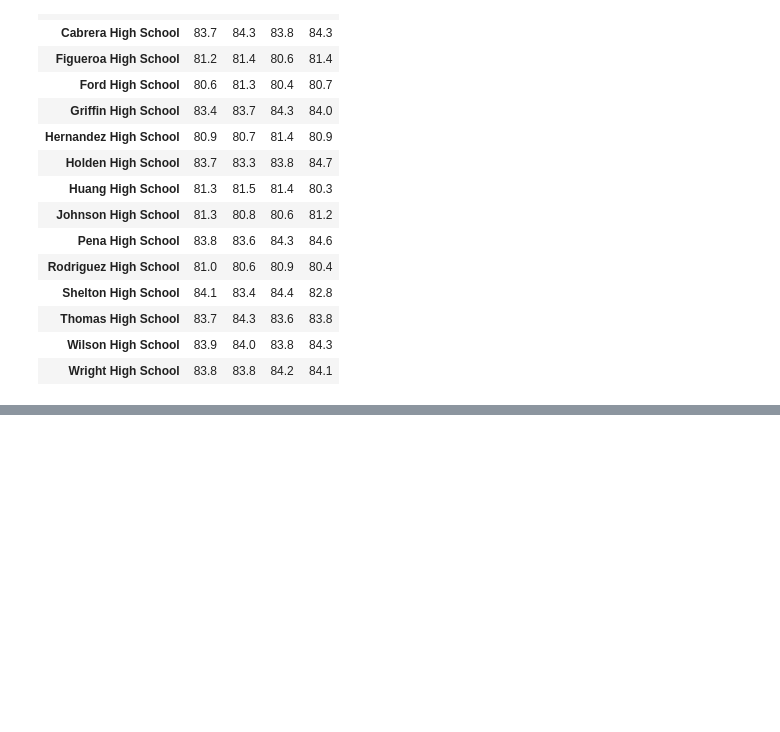
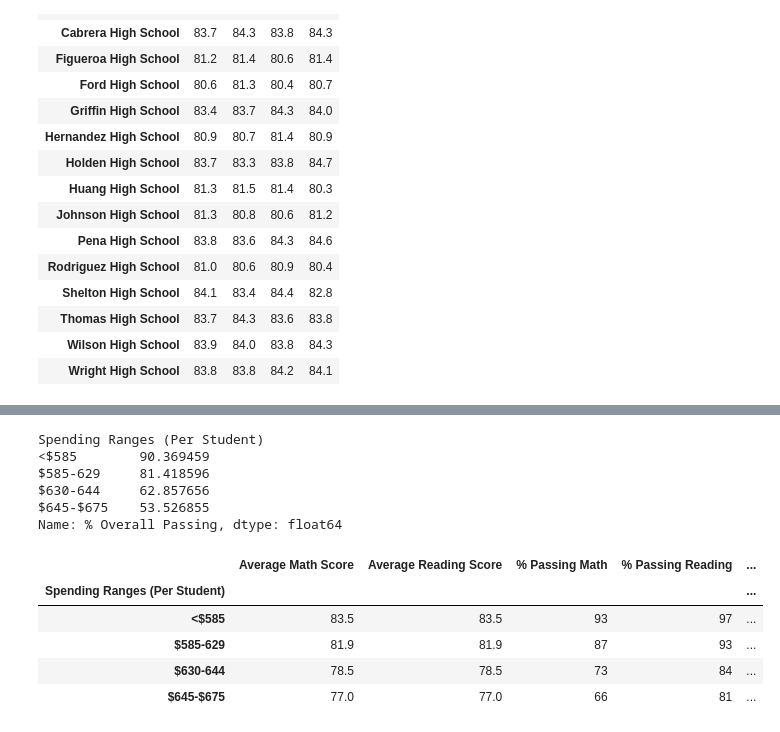
Before and after one commit to stereo-chemistry/School_District_Analysis, a Jupyter notebook: PyCitySchools.ipynb, the cells around one changed output, grey strips where cells are left out. Saved outputs shown, nothing was run; the diff lists cells and outputs as text; code cells hidden in the pictures; blank space fills up the shorter version.

Commit message:
scores by school spending

```diff
--- a/PyCitySchools.ipynb
+++ b/PyCitySchools.ipynb
@@ -1012,0 +1046,5 @@ reading_scores_by_grade
+# %%
+# Categorize spending based o the bins
+
+per_school_summary_df["Spending Ranges (Per Student)"] = pd.cut(per_school_capita, spending_bins, labels=group_names)
+per_school_summary_df
@@ -1012,0 +1068,47 @@ reading_scores_by_grade
+# %%
+# Calculate averages for columns spending_math_scores, spending_reading_scores, spending_passing_reading, spending_passing_math, overall_passing_spending
+
+spending_math_scores = per_school_summary_df.groupby(["Spending Ranges (Per Student)"]).mean()["Average Math Score"]
+
+spending_reading_scores = per_school_summary_df.groupby(["Spending Ranges (Per Student)"]).mean()["Average Reading Score"]
+
+spending_passing_math = per_school_summary_df.groupby(["Spending Ranges (Per Student)"]).mean()["% Passing Math"]
+
+spending_passing_reading = per_school_summary_df.groupby(["Spending Ranges (Per Student)"]).mean()["% Passing Reading"]
+
+overall_passing_spending = per_school_summary_df.groupby(["Spending Ranges (Per Student)"]).mean()["% Overall Passing"]
+
+overall_passing_spending
+# %% [output]
+Spending Ranges (Per Student)
+<$585        90.369459
+$585-629     81.418596
+$630-644     62.857656
+$645-$675    53.526855
+Name: % Overall Passing, dtype: float64
+# %%
+# Asembe into DataFrame
+
+spending_summary_df = pd.DataFrame({
+    "Average Math Score": spending_math_scores,
+    "Average Reading Score": spending_reading_scores,
+    "% Passing Math": spending_passing_math,
+    "% Passing Reading": spending_passing_reading,
+    "% Overall Passing": overall_passing_spending})
+
+# Formatting
+
+spending_summary_df["Average Math Score"] = spending_summary_df["Average Math Score"].map("{:.1f}".format)
+spending_summary_df["Average Reading Score"] = spending_summary_df["Average Reading Score"].map("{:.1f}".format)
+spending_summary_df["% Passing Math"] = spending_summary_df["% Passing Math"].map("{:.0f}".format)
+spending_summary_df["% Passing Reading"] = spending_summary_df["% Passing Reading"].map("{:.0f}".format)
+spending_summary_df["% Overall Passing"] = spending_summary_df["% Overall Passing"].map("{:.0f}".format)
+
+spending_summary_df
+# %% [output]
+|  | Average Math Score | Average Reading Score | % Passing Math | % Passing Reading | ... |
+| Spending Ranges (Per Student) |  |  |  |  | ... |
+| <$585 | 83.5 | 83.5 | 93 | 97 | ... |
+| $585-629 | 81.9 | 81.9 | 87 | 93 | ... |
+| $630-644 | 78.5 | 78.5 | 73 | 84 | ... |
+| $645-$675 | 77.0 | 77.0 | 66 | 81 | ... |
```
Also changed, not shown: parts of 4 cells of this notebook.
